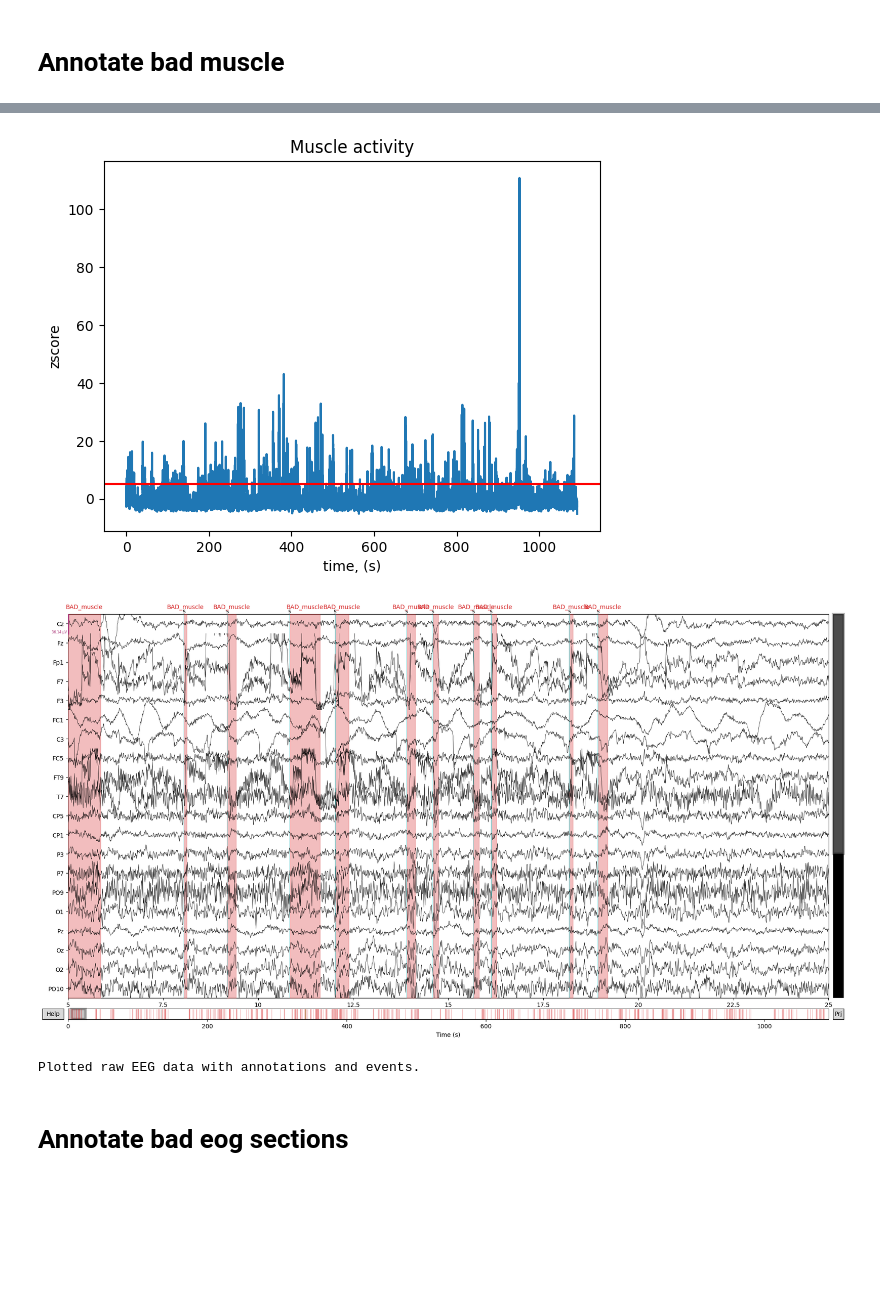
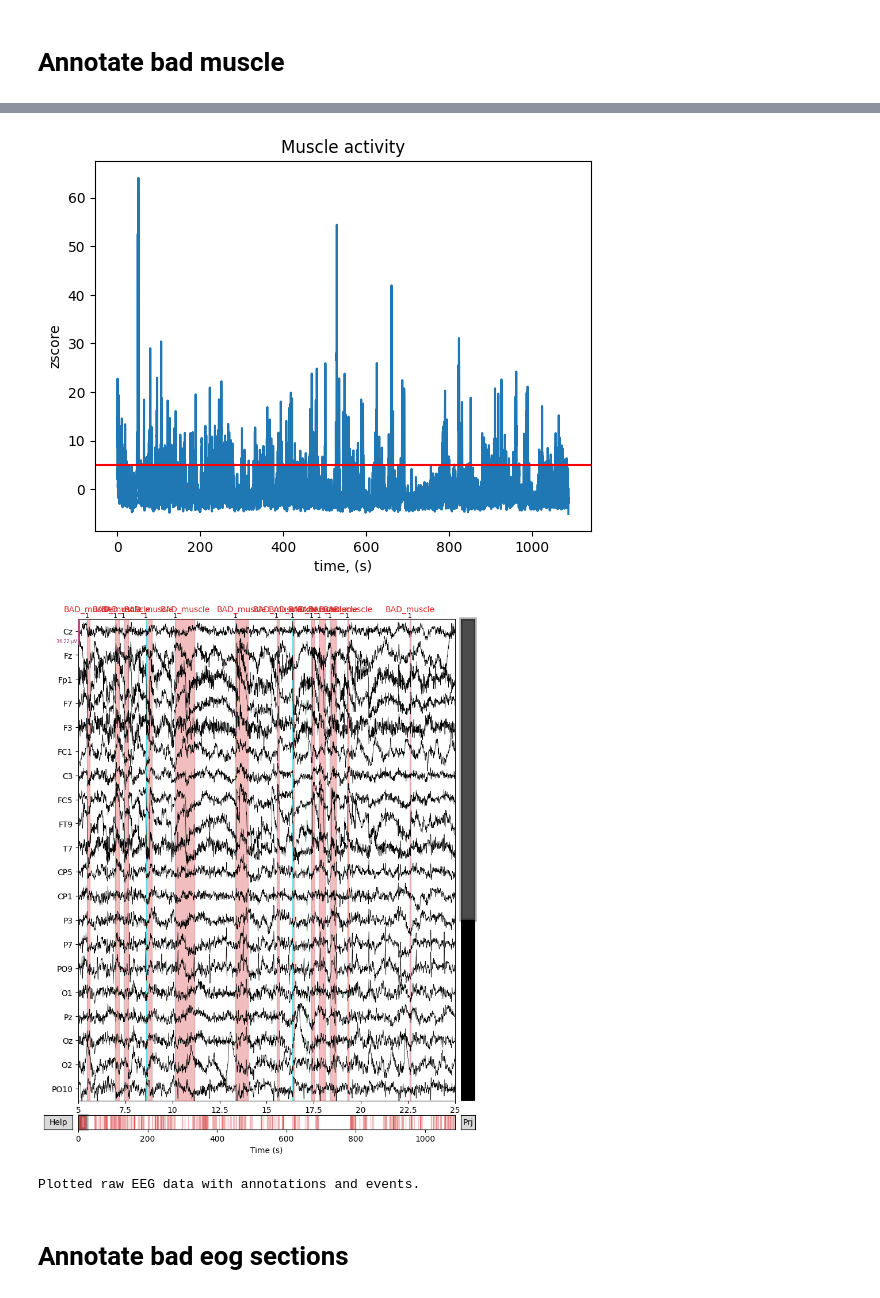
Before and after one commit to georgiasouthernbcilab/EDF_analysis, a Jupyter notebook: Archive/annotate_z_scores_and_events.ipynb, the cells around one changed output, grey strips where cells are left out. Saved outputs shown, nothing was run; the diff lists cells and outputs as text; code cells hidden in the pictures; blank space fills up the shorter version.

```diff
--- a/Archive/annotate_z_scores_and_events.ipynb
+++ b/Archive/annotate_z_scores_and_events.ipynb
@@ -10,7 +10,7 @@ import matplotlib.pyplot as plt
 
 # Read your EDF file
 raw = mne.io.read_raw_edf(
-    r'EDF+\254362\254362.edf',
+    r'EDF+\712563\712563.edf',
     #eog=['Fp1', 'Fp2'], # Define eog channels!  I suggest trying making a copy of these as eog1 and eog2 ##NOTE: YOU MUST watch the capitalization!
     misc=None, # List of channel names to be considered as miscellaneous (MISC) channels.
     stim_channel=None,  # Set to None if you don't have a stim channel
@@ -111,5 +112,5 @@ Used Annotations descriptions: [np.str_('1'), np.str_('12'), np.str_('2'), np.st
-[figure, old version]
+[figure, new version]
-[figure, old version]
+[figure, new version]
 Plotted raw EEG data with annotations and events.
 # %% [markdown]
 # Annotate bad eog sections
```
Also changed, not shown: parts of 2 cells of this notebook, 28 other files.
